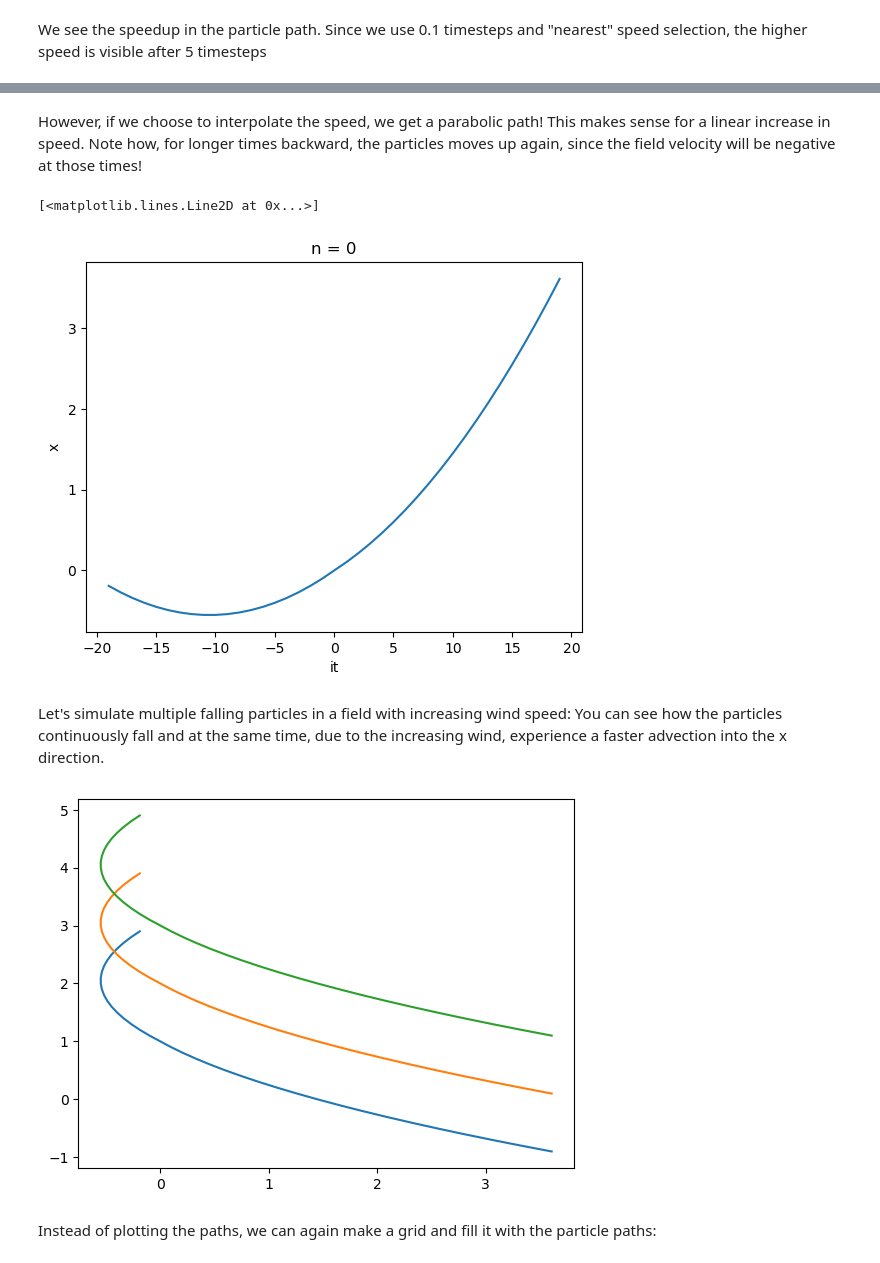
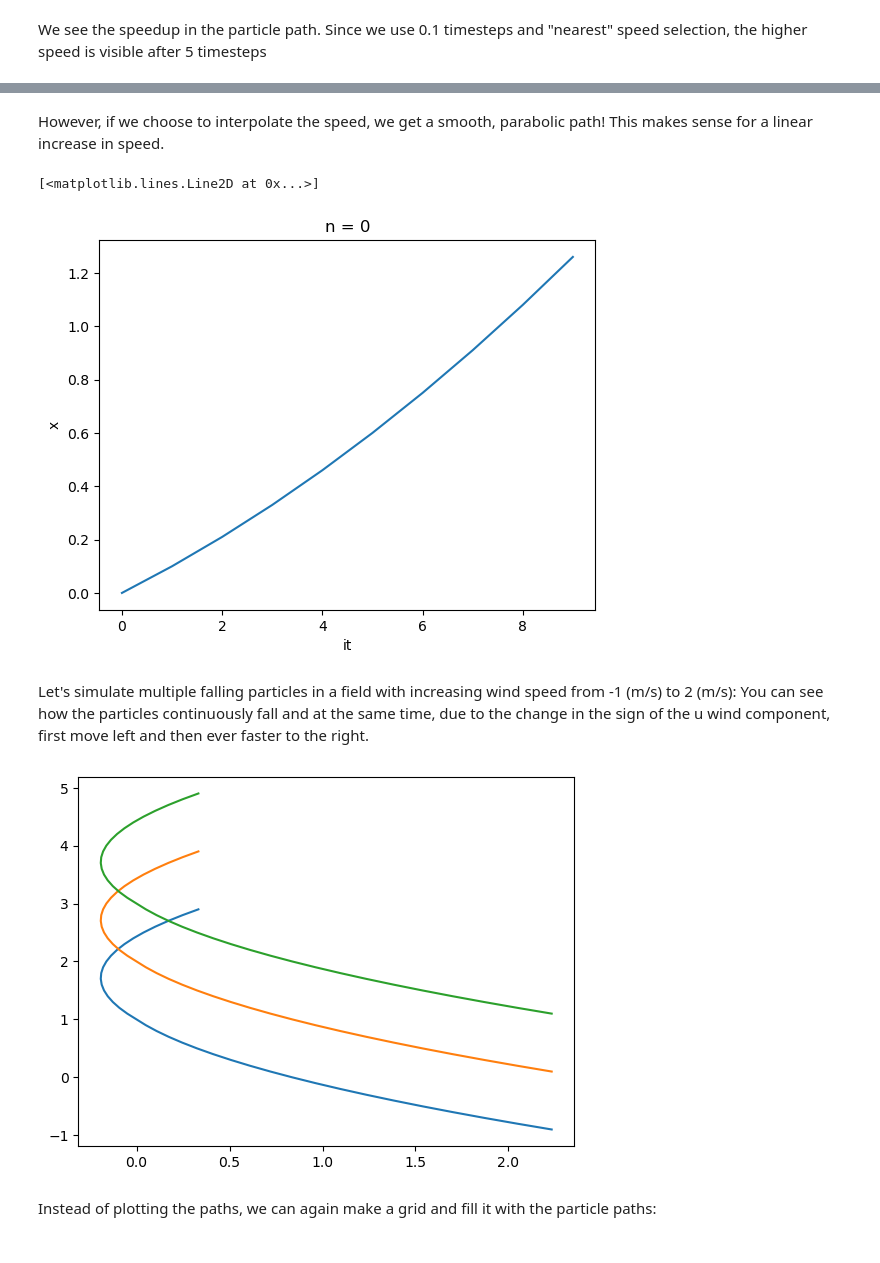
Before and after one commit to Ockenfuss/advesi, a Jupyter notebook: examples/Examples.ipynb, the cells around one changed output, grey strips where cells are left out. Drawn from its saved outputs; the diff is of its cells as text; code cells hidden in the pictures.

```diff
--- a/examples/Examples.ipynb
+++ b/examples/Examples.ipynb
@@ -163,24 +161,25 @@ path_coll.ds.x.squeeze().plot(x='it')
 # %% [markdown]
-However, if we choose to interpolate the speed, we get a parabolic path! This makes sense for a linear increase in speed. Note how, for longer times backward, the particles moves up again, since the field velocity will be negative at those times!
+However, if we choose to interpolate the speed, we get a smooth, parabolic path! This makes sense for a linear increase in speed.
 # %%
-advector=adv.EulerAdvector(dt=0.1, steps=20, steps_backward=20, interp_method='interpolate')
+advector=adv.EulerAdvector(dt=0.1, steps=10, steps_backward=0, interp_method='interpolate')
 path_coll=adv.Path_Collection.from_flowfield_collection(part_coll, flowfield, advector)
 path_coll.ds.x.squeeze().plot(x='it')
 # %% [output]
 [<matplotlib.lines.Line2D at 0x...>]
-[figure, old version]
+[figure, new version]
 # %% [markdown]
-Let's simulate multiple falling particles in a field with increasing wind speed: You can see how the particles continuously fall and at the same time, due to the increasing wind, experience a faster advection into the x direction.
+Let's simulate multiple falling particles in a field with increasing wind speed from -1 (m/s) to 2 (m/s): You can see how the particles continuously fall and at the same time, due to the change in the sign of the u wind component, first move left and then ever faster to the right.
 # %%
-u=xr.DataArray([1,2], coords=[('t', [0,1])])
+u=xr.DataArray([-1,2], coords=[('t', [-2,2])])
 flowfield=adv.FlowField_Collection(u,0,-1)
+advector=adv.EulerAdvector(dt=0.1, steps=20, steps_backward=20, interp_method='interpolate')
 part_coll=adv.Particle_Collection(x0=0.0, y0=0.0, z0=[1,2,3], t0=0.0, property=[1,2,3])
 path_coll=adv.Path_Collection.from_flowfield_collection(part_coll, flowfield, advector)
 fig,ax=plt.subplots()
 for n in range(3):
     ax.plot(path_coll.ds.x.isel(n=n), path_coll.ds.z.isel(n=n))
 # %% [output]
-[figure, old version]
+[figure, new version]
 # %% [markdown]
 Instead of plotting the paths, we can again make a grid and fill it with the particle paths:
 # %%
```
Also changed, not shown: parts of 3 cells of this notebook, 1 other file.
